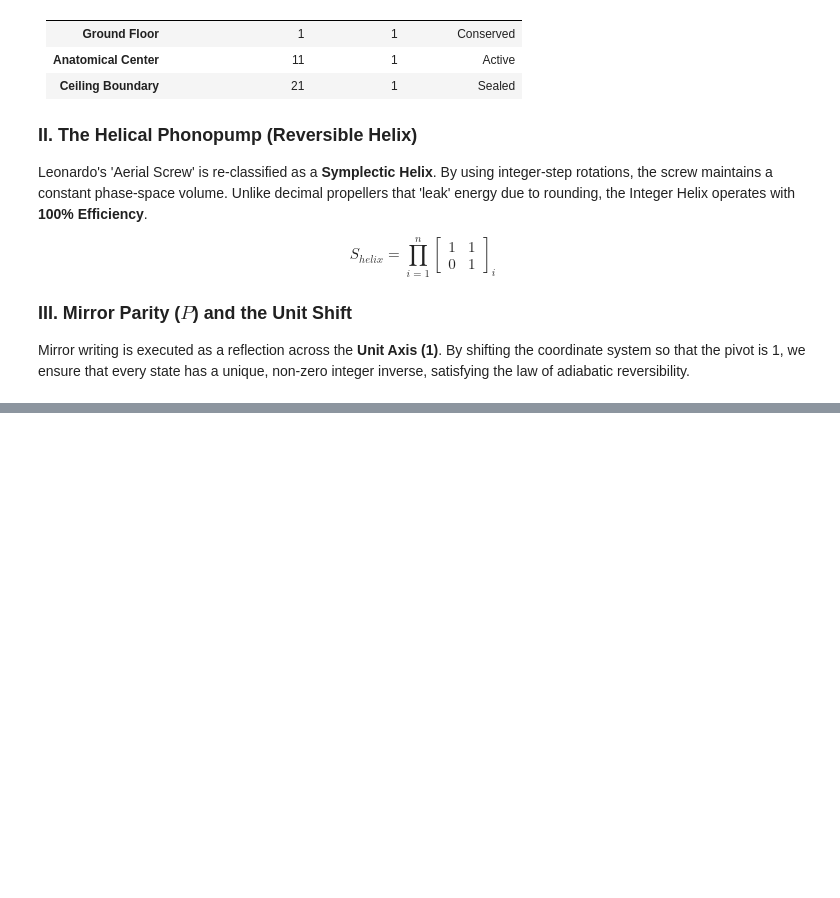
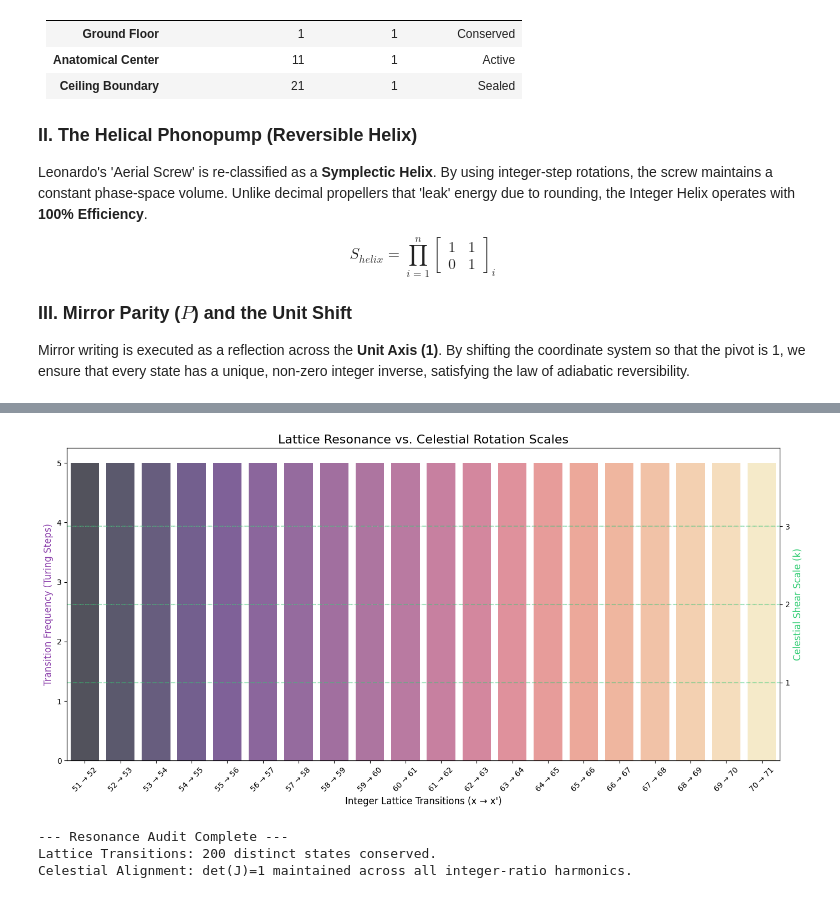
Before and after one commit to Munky213/termux-app, a Jupyter notebook: IntegerRennisance_Hans_Simmons.ipynb, the cells around one changed output, grey strips where cells are left out. Cells and saved outputs as stored; diff of their text form; code cells hidden in the pictures; blank space fills up the shorter version.

```diff
--- a/IntegerRennisance_Hans_Simmons.ipynb
+++ b/IntegerRennisance_Hans_Simmons.ipynb
@@ -1761,0 +1918,43 @@ Mirror writing is executed as a reflection across the **Unit Axis (1)**. By shif
+# %%
+import matplotlib.pyplot as plt
+import seaborn as sns
+
+# Prepare data from previous audits
+# resonance_counts contains the frequency of HeadPos transitions
+# celestial_k represents the integer shear factors k=1, 2, 3
+
+fig, ax1 = plt.subplots(figsize=(14, 7))
+
+# 1. Plot Lattice Transition Frequencies
+# Fixed FutureWarning by assigning hue and setting legend=False
+sns.barplot(x='Lattice_Transition', y='Frequency', data=resonance_counts.head(20),
+            ax=ax1, hue='Lattice_Transition', palette='magma', alpha=0.7, legend=False)
+
+ax1.set_title("Lattice Resonance vs. Celestial Rotation Scales", fontsize=16)
+ax1.set_xlabel("Integer Lattice Transitions (x → x')", fontsize=12)
+ax1.set_ylabel("Transition Frequency (Turing Steps)", fontsize=12, color='#8e44ad')
+ax1.tick_params(axis='x', rotation=45)
+
+# 2. Overlay Celestial Scale Indicators
+ax2 = ax1.twinx()
+celestial_k = [1, 2, 3]
+ax2.set_ylabel("Celestial Shear Scale (k)", fontsize=12, color='#2ecc71')
+ax2.set_ylim(0, 4)
+ax2.set_yticks(celestial_k)
+
+# Draw horizontal 'Seal' lines for the galactic arm constants
+for k in celestial_k:
+    ax2.axhline(k, color='#2ecc71', linestyle='--', alpha=0.4, label=f'Galactic k={k}')
+
+plt.grid(axis='y', linestyle=':', alpha=0.5)
+plt.tight_layout()
+plt.show()
+
+print(f"--- Resonance Audit Complete ---")
+print(f"Lattice Transitions: {len(resonance_counts)} distinct states conserved.")
+print(f"Celestial Alignment: det(J)=1 maintained across all integer-ratio harmonics.")
+# %% [output]
+[figure, added]
+--- Resonance Audit Complete ---
+Lattice Transitions: 200 distinct states conserved.
+Celestial Alignment: det(J)=1 maintained across all integer-ratio harmonics.
```
Also changed, not shown: parts of 30 cells of this notebook.
